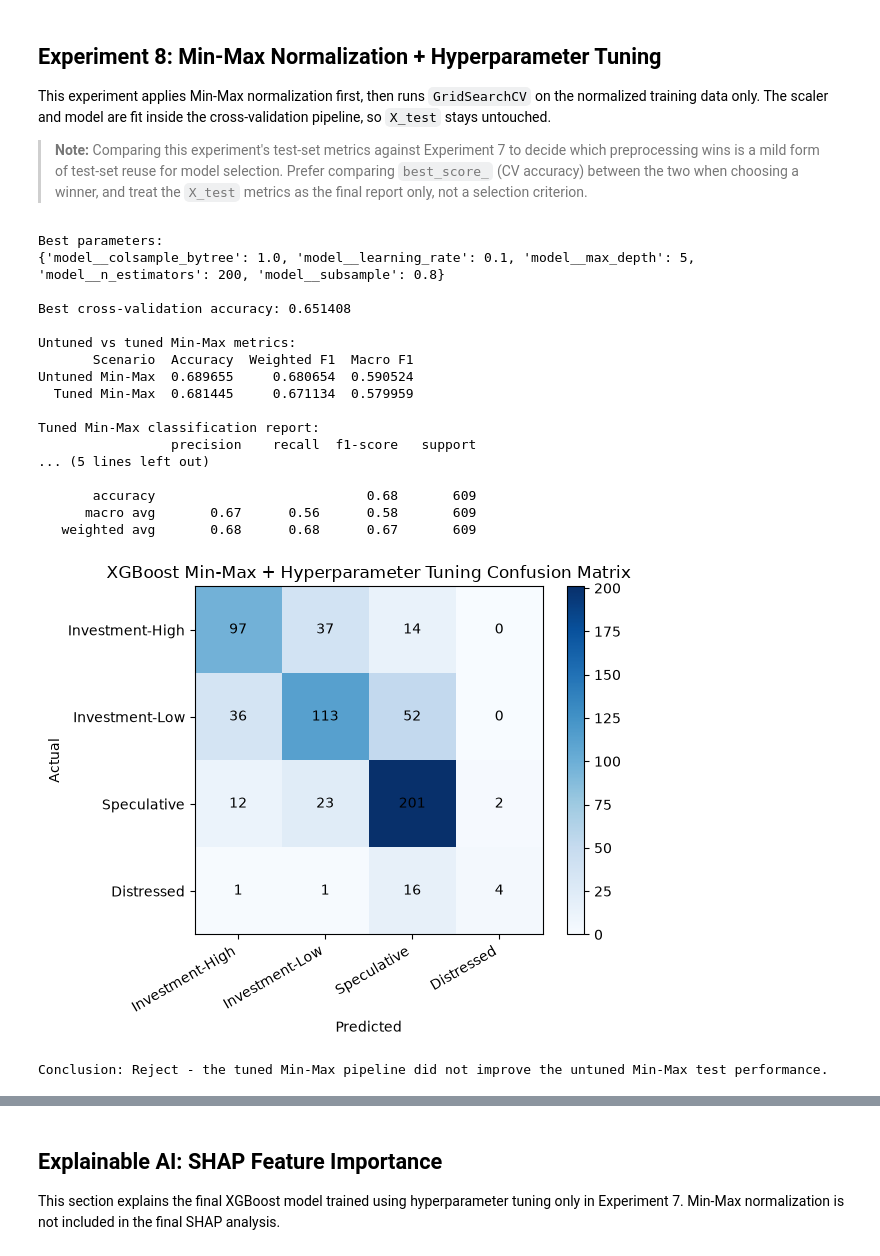
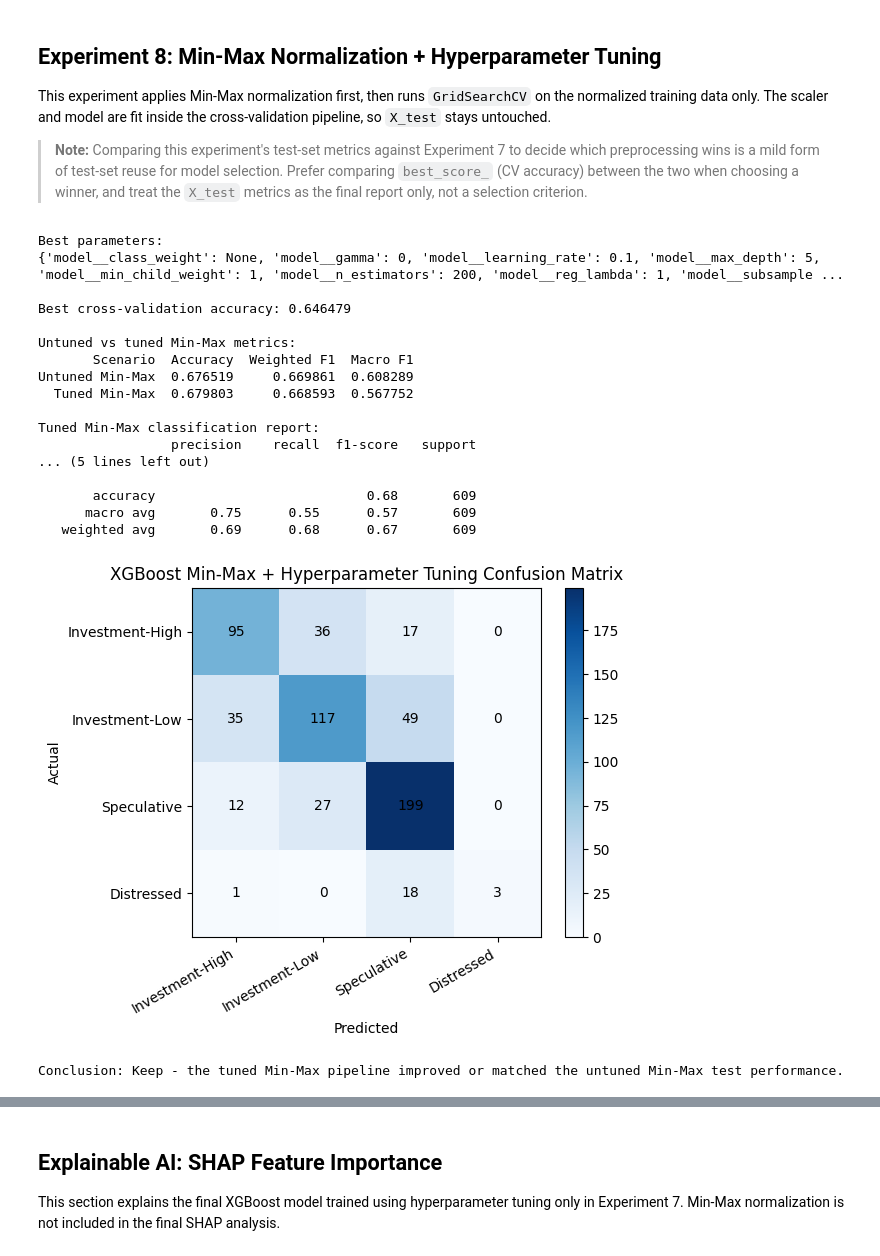
Before and after one commit to nicholas24042626/CreditSight, a Jupyter notebook: notebook/xgboost/xgboost.ipynb, the cells around one changed output, grey strips where cells are left out. Cells and saved outputs as stored; diff of their text form; code cells hidden in the pictures.

```diff
--- a/notebook/xgboost/xgboost.ipynb
+++ b/notebook/xgboost/xgboost.ipynb
@@ -796,7 +1041,12 @@ from sklearn.model_selection import GridSearchCV, StratifiedKFold
 from sklearn.pipeline import Pipeline
 
 final_preprocessor = build_preprocessor(numeric_columns, categorical_columns)
-base_model = clone(pipeline.named_steps["model"])
+
+# Improvement 1: use the class-weight-aware wrapper instead of a plain XGBClassifier so
+# GridSearchCV can tune `class_weight` alongside regularization parameters. Defaults
+# (random_state=42, eval_metric="mlogloss", class_weight=None) reproduce the original
+# Step 5/6 baseline exactly when class_weight stays None.
+base_model = XGBClassifierWithClassWeight(random_state=42, eval_metric="mlogloss", colsample_bytree=0.9)
 
 untuned_pipeline = Pipeline(
     steps=[
@@ -817,12 +1067,18 @@ search = GridSearchCV(
         ]
     ),
     param_grid={
-    "model__n_estimators": [100, 200],
-    "model__max_depth": [3, 5],
-    "model__learning_rate": [0.05, 0.1],
-    "model__subsample": [0.8, 1.0],
-    "model__colsample_bytree": [0.8, 1.0],
-},
+        "model__n_estimators": [100, 200],
+        "model__max_depth": [3, 5],
+        "model__learning_rate": [0.05, 0.1],
+        "model__subsample": [0.8, 1.0],
+        # Improvement 1: class rebalancing and overfitting-control parameters, tuned
+        # exactly like RF's class_weight / min_samples_leaf are tuned in its own
+        # Experiment 7, so neither model is favored by an unfair search space.
+        "model__class_weight": [None, "balanced"],
+        "model__min_child_weight": [1, 5],
+        "model__gamma": [0, 0.5],
+        "model__reg_lambda": [1, 5],
+    },
     cv=StratifiedKFold(n_splits=5, shuffle=True, random_state=42),
     scoring="accuracy",
     n_jobs=-1,
@@ -954,7 +1323,9 @@ minmax_preprocessor = ColumnTransformer(
     ]
 )
 
-base_model = clone(pipeline.named_steps["model"])
+base_model = XGBClassifierWithClassWeight(random_state=42, eval_metric="mlogloss", colsample_bytree=0.9)
+# ^ Improvement 1: class-weight-aware wrapper (see the cell above Experiment 7), used here for the
+# same reason and with the same fixed colsample_bytree.
 
 untuned_minmax_pipeline = Pipeline(
     steps=[
@@ -979,7 +1350,12 @@ search = GridSearchCV(
         "model__max_depth": [3, 5],
         "model__learning_rate": [0.05, 0.1],
         "model__subsample": [0.8, 1.0],
-        "model__colsample_bytree": [0.8, 1.0],
+        # Improvement 1: mirror Experiment 7's class-weight + regularization search here too,
+        # so the Min-Max comparison stays on equal footing with the non-scaled experiment.
+        "model__class_weight": [None, "balanced"],
+        "model__min_child_weight": [1, 5],
+        "model__gamma": [0, 0.5],
+        "model__reg_lambda": [1, 5],
     },
     cv=StratifiedKFold(n_splits=5, shuffle=True, random_state=42),
     scoring="accuracy",
@@ -1036,38 +1412,38 @@ for row_index in range(cm.shape[0]):
     for column_index in range(cm.shape[1]):
         ax.text(column_index, row_index, cm[row_index, column_index], ha="center", va="center", color="black")
 
 fig.colorbar(im, ax=ax, fraction=0.046, pad=0.04)
 plt.tight_layout()
 plt.show()
 
 if tuned_minmax_metrics["accuracy"] > untuned_minmax_metrics["accuracy"] or (
     tuned_minmax_metrics["accuracy"] == untuned_minmax_metrics["accuracy"]
     and tuned_minmax_metrics["weighted_f1"] >= untuned_minmax_metrics["weighted_f1"]
 ):
     conclusion = "Keep"
     reason = "the tuned Min-Max pipeline improved or matched the untuned Min-Max test performance."
 else:
     conclusion = "Reject"
     reason = "the tuned Min-Max pipeline did not improve the untuned Min-Max test performance."
 
 print(f"Conclusion: {conclusion} - {reason}")
 # %% [output]
 Best parameters:
-{'model__colsample_bytree': 1.0, 'model__learning_rate': 0.1, 'model__max_depth': 5, 'model__n_estimators': 200, 'model__subsample': 0.8}
+{'model__class_weight': None, 'model__gamma': 0, 'model__learning_rate': 0.1, 'model__max_depth': 5, 'model__min_child_weight': 1, 'model__n_estimators': 200, 'model__reg_lambda': 1, 'model__subsample ...
 
-Best cross-validation accuracy: 0.651408
+Best cross-validation accuracy: 0.646479
 
 Untuned vs tuned Min-Max metrics:
        Scenario  Accuracy  Weighted F1  Macro F1
-Untuned Min-Max  0.689655     0.680654  0.590524
-  Tuned Min-Max  0.681445     0.671134  0.579959
+Untuned Min-Max  0.676519     0.669861  0.608289
+  Tuned Min-Max  0.679803     0.668593  0.567752
 
 Tuned Min-Max classification report:
                  precision    recall  f1-score   support
 ... (5 lines left out)
 
        accuracy                           0.68       609
-      macro avg       0.67      0.56      0.58       609
-   weighted avg       0.68      0.68      0.67       609
+      macro avg       0.75      0.55      0.57       609
+   weighted avg       0.69      0.68      0.67       609
-[figure, old version]
+[figure, new version]
-Conclusion: Reject - the tuned Min-Max pipeline did not improve the untuned Min-Max test performance.
+Conclusion: Keep - the tuned Min-Max pipeline improved or matched the untuned Min-Max test performance.
```
Also changed, not shown: parts of 70 cells of this notebook.
